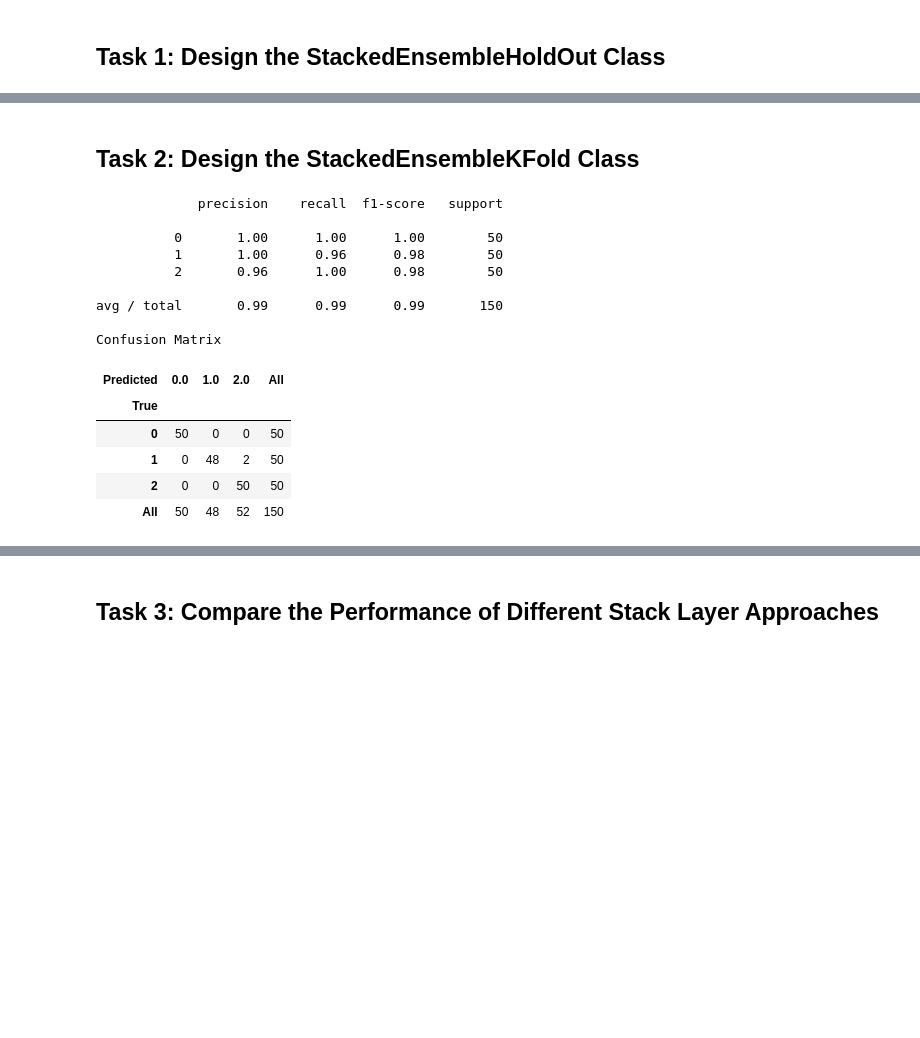
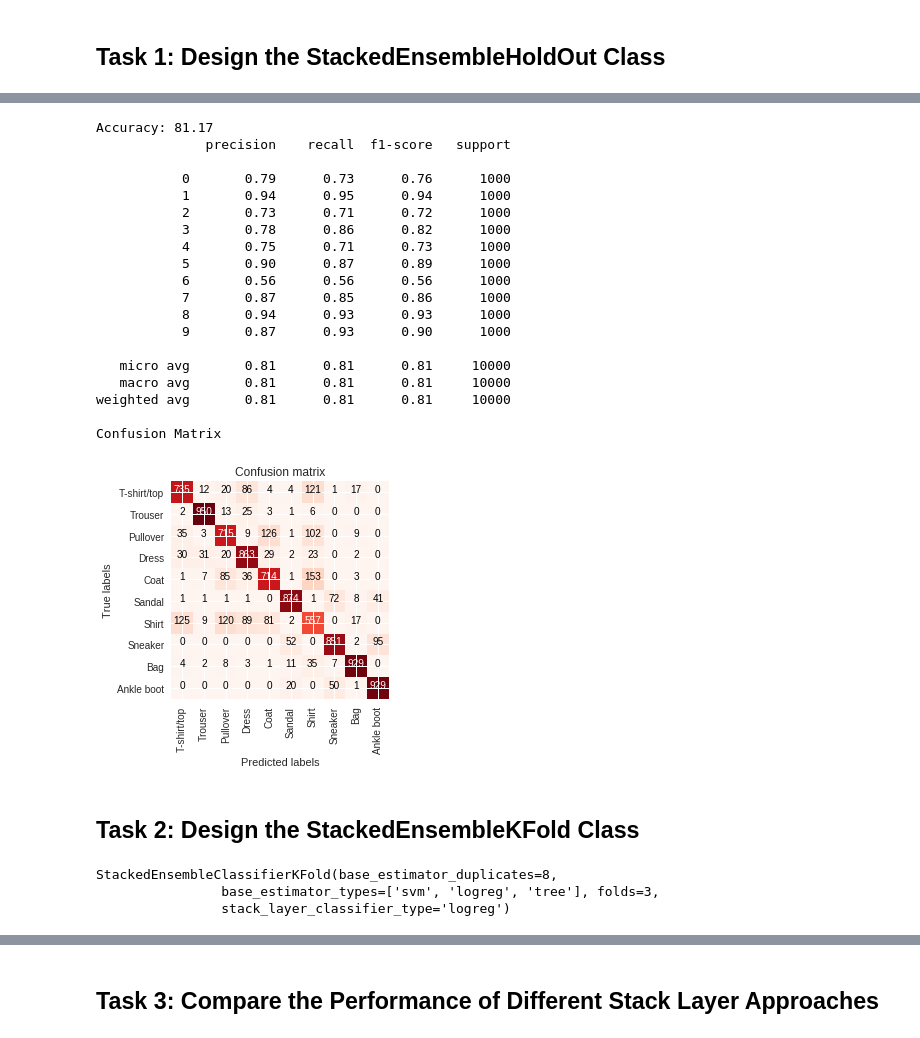
Before and after one commit to proyaschet/Advanced-Macchine-Learning, a Jupyter notebook: Assignment1_StackedEnsembleClassifiers.ipynb, the cells around one changed output, grey strips where cells are left out. Cells and saved outputs as stored; diff of their text form; code cells hidden in the pictures; blank space fills up the shorter version.

```diff
--- a/Assignment1_StackedEnsembleClassifiers.ipynb
+++ b/Assignment1_StackedEnsembleClassifiers.ipynb
@@ -207,5 +180,5 @@ X = X/255
 # %%
-df_test = pd.read_csv('/content/drive/My Drive/AML_LAB1/fashion-mnist_test.csv')
+df_test = pd.read_csv('fashion-mnist_test.csv')
 # %%
 X_test = df_test[df_test.columns[1:]]
 Y_test = np.array(df_test["label"])
@@ -632,2 +591,25 @@ Confusion Matrix
+# %%
+eval_model(stack_ensemble_clf,X_test,Y_test)
+# %% [output]
+Accuracy: 81.17
+              precision    recall  f1-score   support
+
+           0       0.79      0.73      0.76      1000
+           1       0.94      0.95      0.94      1000
+           2       0.73      0.71      0.72      1000
+           3       0.78      0.86      0.82      1000
+           4       0.75      0.71      0.73      1000
+           5       0.90      0.87      0.89      1000
+           6       0.56      0.56      0.56      1000
+           7       0.87      0.85      0.86      1000
+           8       0.94      0.93      0.93      1000
+           9       0.87      0.93      0.90      1000
+
+   micro avg       0.81      0.81      0.81     10000
+   macro avg       0.81      0.81      0.81     10000
+weighted avg       0.81      0.81      0.81     10000
+
+Confusion Matrix
+[figure, added]
 # %% [markdown]
 ## Task 2: Design the StackedEnsembleKFold Class
@@ -763,25 +615,0 @@ class StackedEnsembleClassifierKFold(BaseEstimator, ClassifierMixin):
-# %%
-from sklearn.datasets import load_iris
-iris = load_iris()
-clf = StackedEnsembleClassifierKFold()
-clf.fit(iris.data, iris.target)
-y_pred = clf.predict(iris.data)
-print(metrics.classification_report(iris.target, y_pred))
-print("Confusion Matrix")
-display(pd.crosstab(np.array(iris.target), y_pred, rownames=['True'], colnames=['Predicted'], margins=True))
-# %% [output]
-             precision    recall  f1-score   support
-
-          0       1.00      1.00      1.00        50
-          1       1.00      0.96      0.98        50
-          2       0.96      1.00      0.98        50
-
-avg / total       0.99      0.99      0.99       150
-
-Confusion Matrix
-| Predicted | 0.0 | 1.0 | 2.0 | All |
-| True |  |  |  |  |
-| 0 | 50 | 0 | 0 | 50 |
-| 1 | 0 | 48 | 2 | 50 |
-| 2 | 0 | 0 | 50 | 50 |
-| All | 50 | 48 | 52 | 150 |
@@ -787,0 +770,6 @@ Confusion Matrix
+# %%
+stack_ensemble_clf.fit(X_train,y_train)
+# %% [output]
+StackedEnsembleClassifierKFold(base_estimator_duplicates=8,
+                base_estimator_types=['svm', 'logreg', 'tree'], folds=3,
+                stack_layer_classifier_type='logreg')
```
Also changed, not shown: parts of 119 cells of this notebook, 4 other files.
